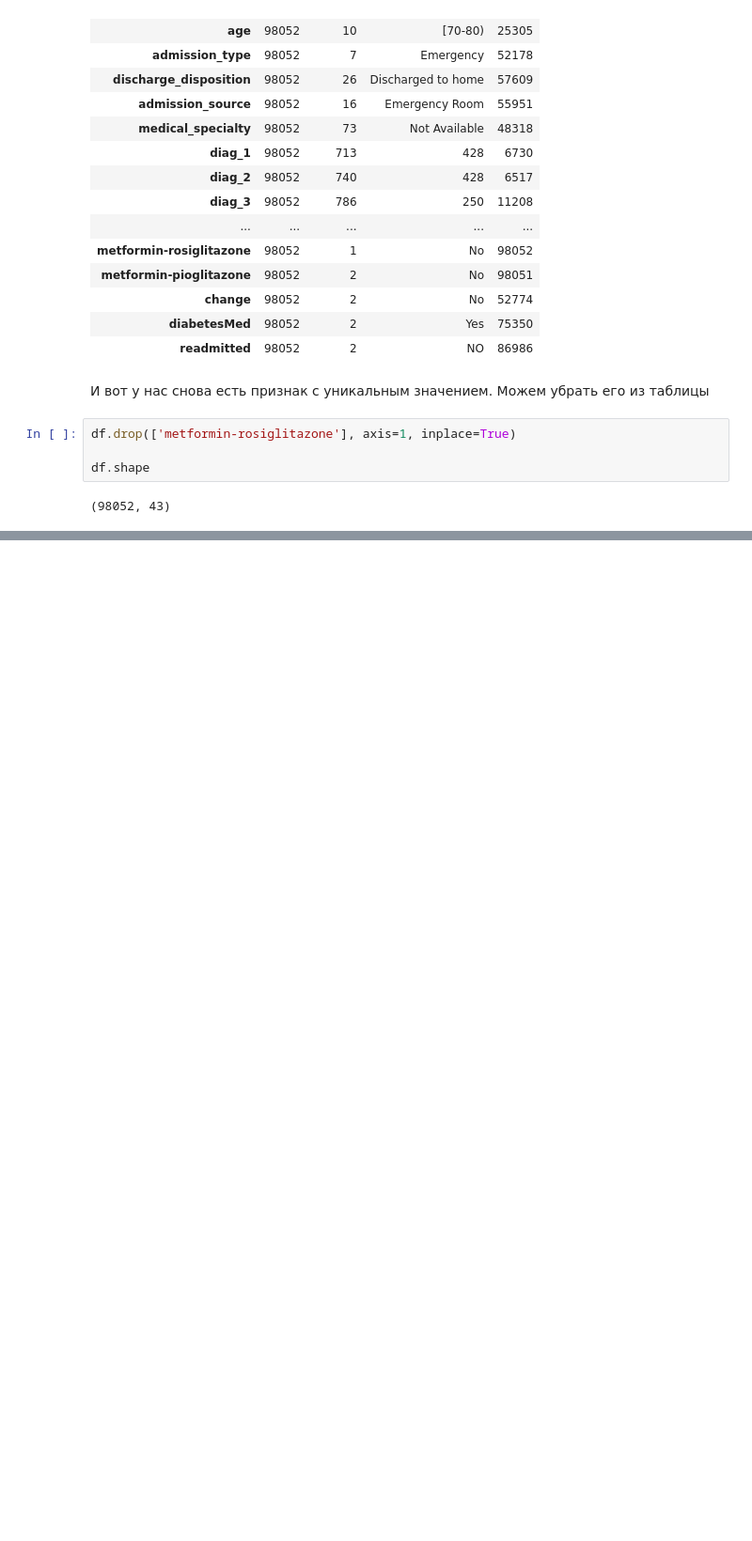
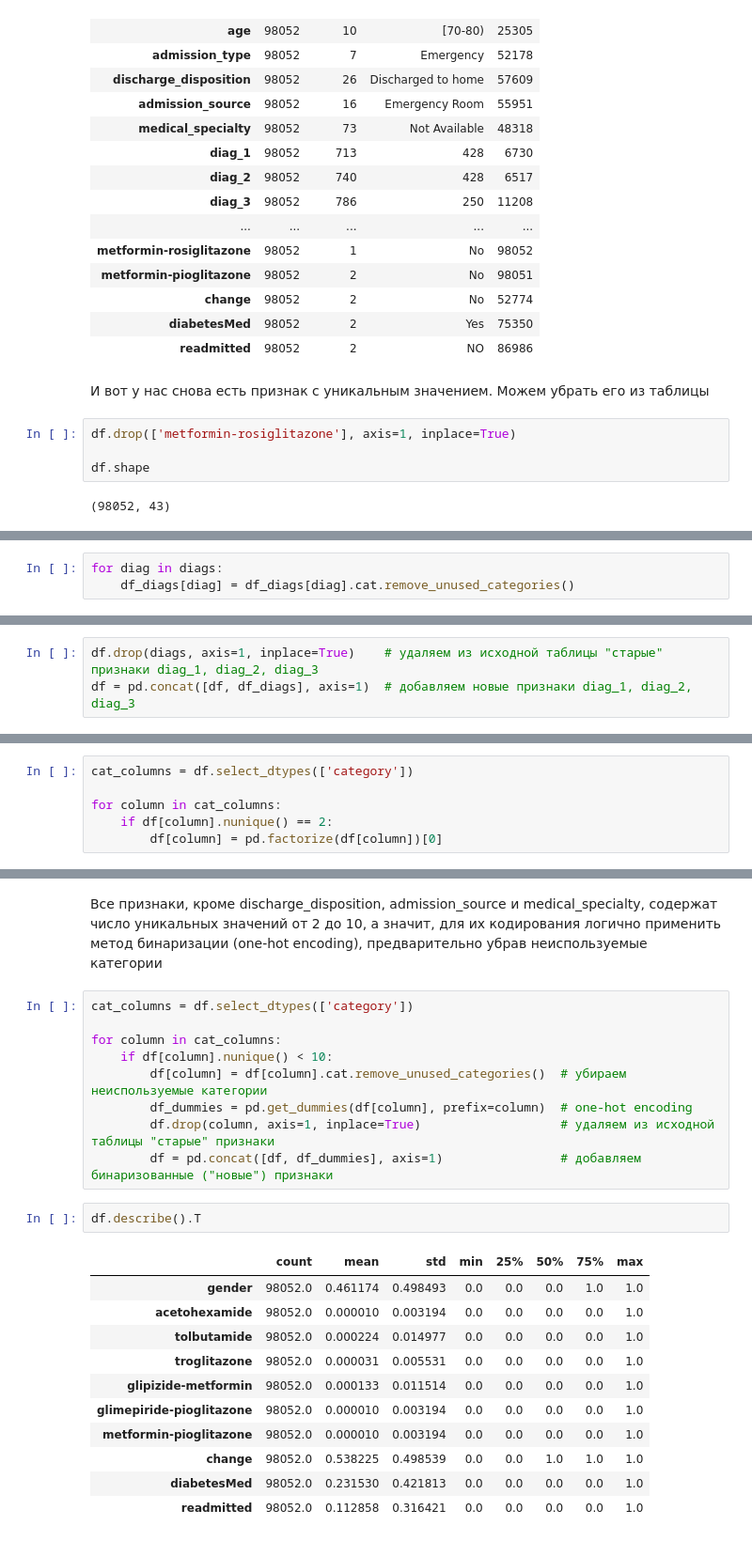
Before and after one commit to Falirchik/ML, a Jupyter notebook: попытка номер .ipynb, the cells around one changed output, grey strips where cells are left out. Shown at 94% size. Drawn from its saved outputs; the diff is of its cells as text; blank space fills up the shorter version.

```diff
--- a/попытка номер .ipynb
+++ b/попытка номер .ipynb
@@ -652,0 +822,3 @@ df.shape
+# %%
+for diag in diags:
+    df_diags[diag] = df_diags[diag].cat.remove_unused_categories()
@@ -652,0 +827,3 @@ df.shape
+# %%
+df.drop(diags, axis=1, inplace=True)    # удаляем из исходной таблицы "старые" признаки diag_1, diag_2, diag_3
+df = pd.concat([df, df_diags], axis=1)  # добавляем новые признаки diag_1, diag_2, diag_3
@@ -652,0 +854,6 @@ df.shape
+# %%
+cat_columns = df.select_dtypes(['category'])
+
+for column in cat_columns:
+    if df[column].nunique() == 2:
+        df[column] = pd.factorize(df[column])[0]
@@ -652,0 +880,25 @@ df.shape
+# %% [markdown]
+Все признаки, кроме discharge_disposition, admission_source и medical_specialty, содержат число уникальных значений от 2 до 10, а значит, для их кодирования логично применить метод бинаризации (one-hot encoding), предварительно убрав неиспользуемые категории
+# %%
+cat_columns = df.select_dtypes(['category'])
+
+for column in cat_columns:
+    if df[column].nunique() < 10:
+        df[column] = df[column].cat.remove_unused_categories()  # убираем неиспользуемые категории
+        df_dummies = pd.get_dummies(df[column], prefix=column)  # one-hot encoding
+        df.drop(column, axis=1, inplace=True)                   # удаляем из исходной таблицы "старые" признаки
+        df = pd.concat([df, df_dummies], axis=1)                # добавляем бинаризованные ("новые") признаки
+# %%
+df.describe().T
+# %% [output]
+|  | count | mean | std | min | 25% | 50% | 75% | max |
+| gender | 98052.0 | 0.461174 | 0.498493 | 0.0 | 0.0 | 0.0 | 1.0 | 1.0 |
+| acetohexamide | 98052.0 | 0.000010 | 0.003194 | 0.0 | 0.0 | 0.0 | 0.0 | 1.0 |
+| tolbutamide | 98052.0 | 0.000224 | 0.014977 | 0.0 | 0.0 | 0.0 | 0.0 | 1.0 |
+| troglitazone | 98052.0 | 0.000031 | 0.005531 | 0.0 | 0.0 | 0.0 | 0.0 | 1.0 |
+| glipizide-metformin | 98052.0 | 0.000133 | 0.011514 | 0.0 | 0.0 | 0.0 | 0.0 | 1.0 |
+| glimepiride-pioglitazone | 98052.0 | 0.000010 | 0.003194 | 0.0 | 0.0 | 0.0 | 0.0 | 1.0 |
+| metformin-pioglitazone | 98052.0 | 0.000010 | 0.003194 | 0.0 | 0.0 | 0.0 | 0.0 | 1.0 |
+| change | 98052.0 | 0.538225 | 0.498539 | 0.0 | 0.0 | 1.0 | 1.0 | 1.0 |
+| diabetesMed | 98052.0 | 0.231530 | 0.421813 | 0.0 | 0.0 | 0.0 | 0.0 | 1.0 |
+| readmitted | 98052.0 | 0.112858 | 0.316421 | 0.0 | 0.0 | 0.0 | 0.0 | 1.0 |
```
Also changed, not shown: parts of 49 cells of this notebook.
